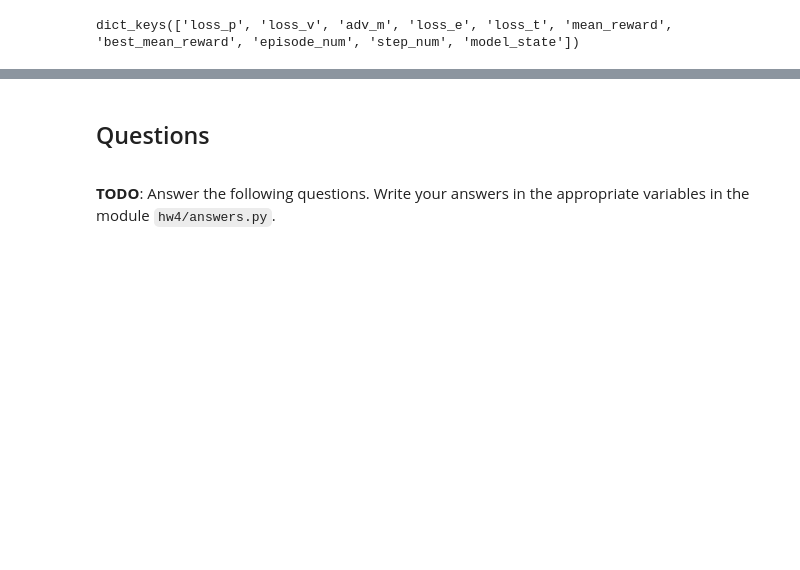
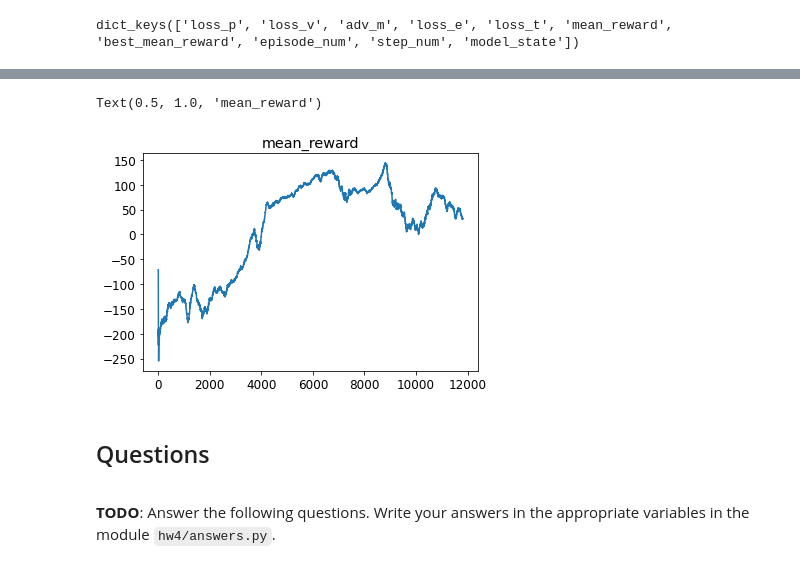
Before and after one commit to aka-sova/236781_DL_on_accelerators, a Jupyter notebook: hw4/solution_alex/Part1_DeepRL.ipynb, the cells around one changed output, grey strips where cells are left out. Drawn from its saved outputs; the diff is of its cells as text; code cells hidden in the pictures; blank space fills up the shorter version.

```diff
--- a/hw4/solution_alex/Part1_DeepRL.ipynb
+++ b/hw4/solution_alex/Part1_DeepRL.ipynb
@@ -1057,3 +1046,9 @@ Text(0.5, 1.0, 'loss_p')
+# %%
+plt.plot(train_data['mean_reward'])
+plt.title('mean_reward')
+# %% [output]
+Text(0.5, 1.0, 'mean_reward')
+[figure, added]
 # %% [markdown]
 ## Questions
 <a id=part1_3></a>
```
Also changed, not shown: parts of 7 cells of this notebook, 2 other files.
